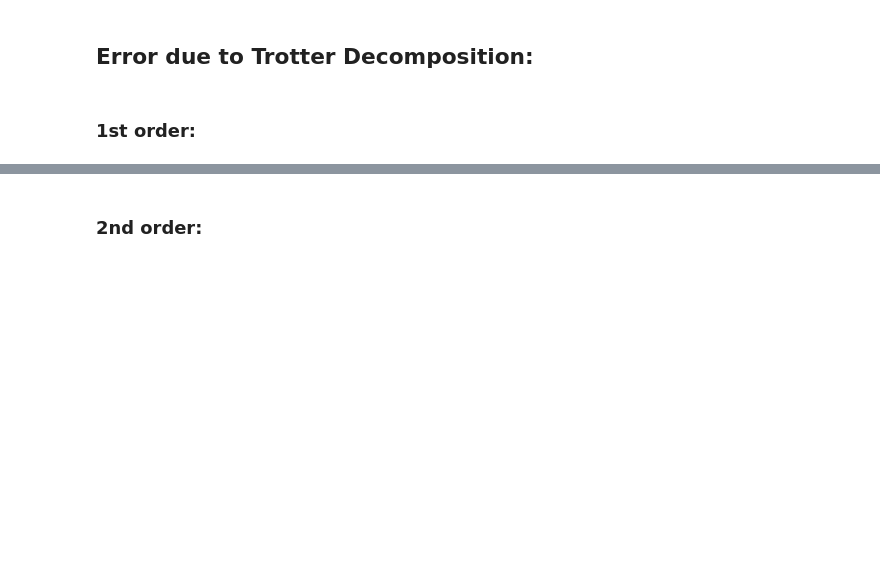
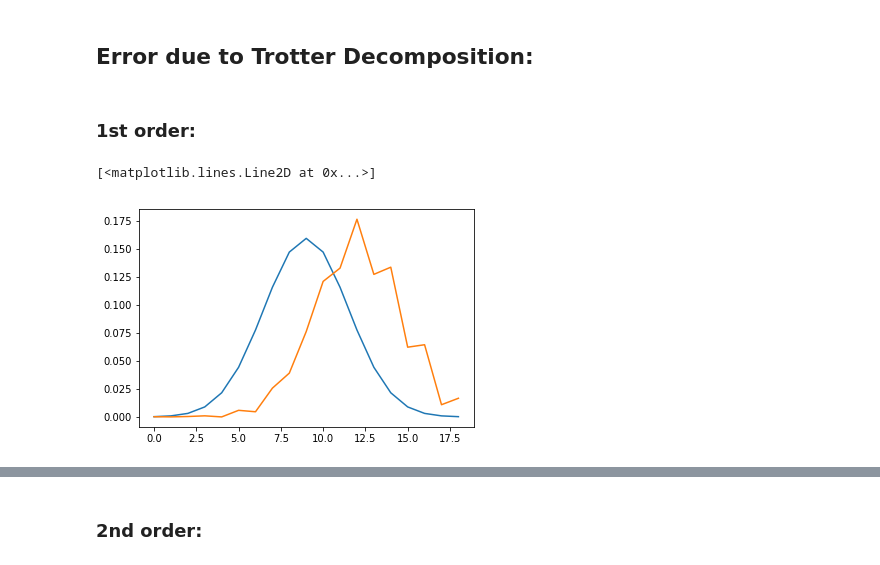
Before and after one commit to juanjosegarciaripoll/seemps, a Jupyter notebook: old/File 4a - Time evolution - TEBD.ipynb, the cells around one changed output, grey strips where cells are left out. Saved outputs shown, nothing was run; the diff lists cells and outputs as text; code cells hidden in the pictures; blank space fills up the shorter version.

```diff
--- a/old/File 4a - Time evolution - TEBD.ipynb
+++ b/old/File 4a - Time evolution - TEBD.ipynb
@@ -527 +375,7 @@ for Nt in Nt_list:
+# %%
+plt.plot([mps.expectation.expectation1_non_canonical(ψmps, O, site) for site in range(N)])
+plt.plot([mps.expectation.expectation1_non_canonical(ψ, O, site) for site in range(N)])
+# %% [output]
+[<matplotlib.lines.Line2D at 0x...>]
+[figure, added]
 # %%
```
Also changed, not shown: parts of 24 cells of this notebook, 21 other files.
